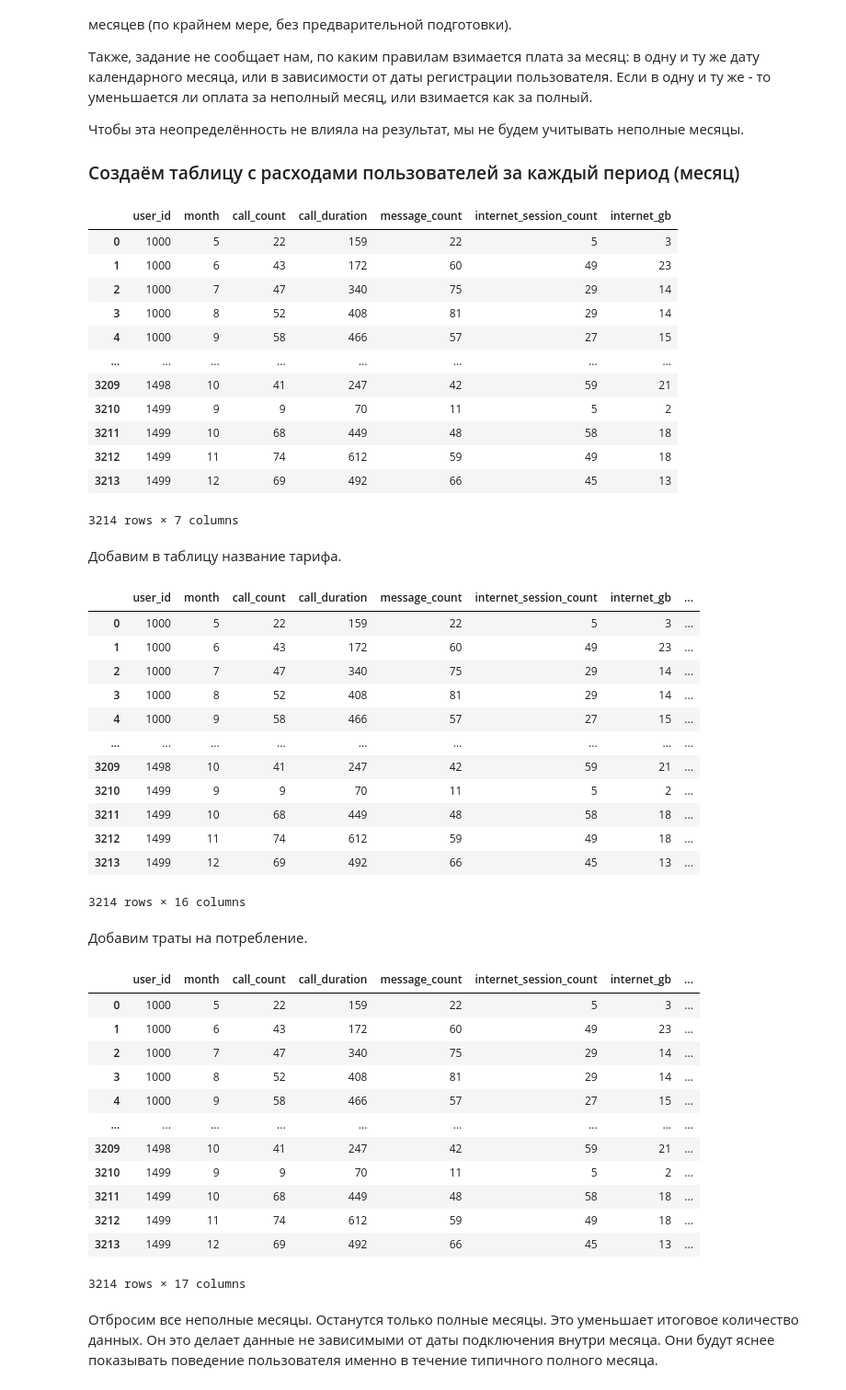
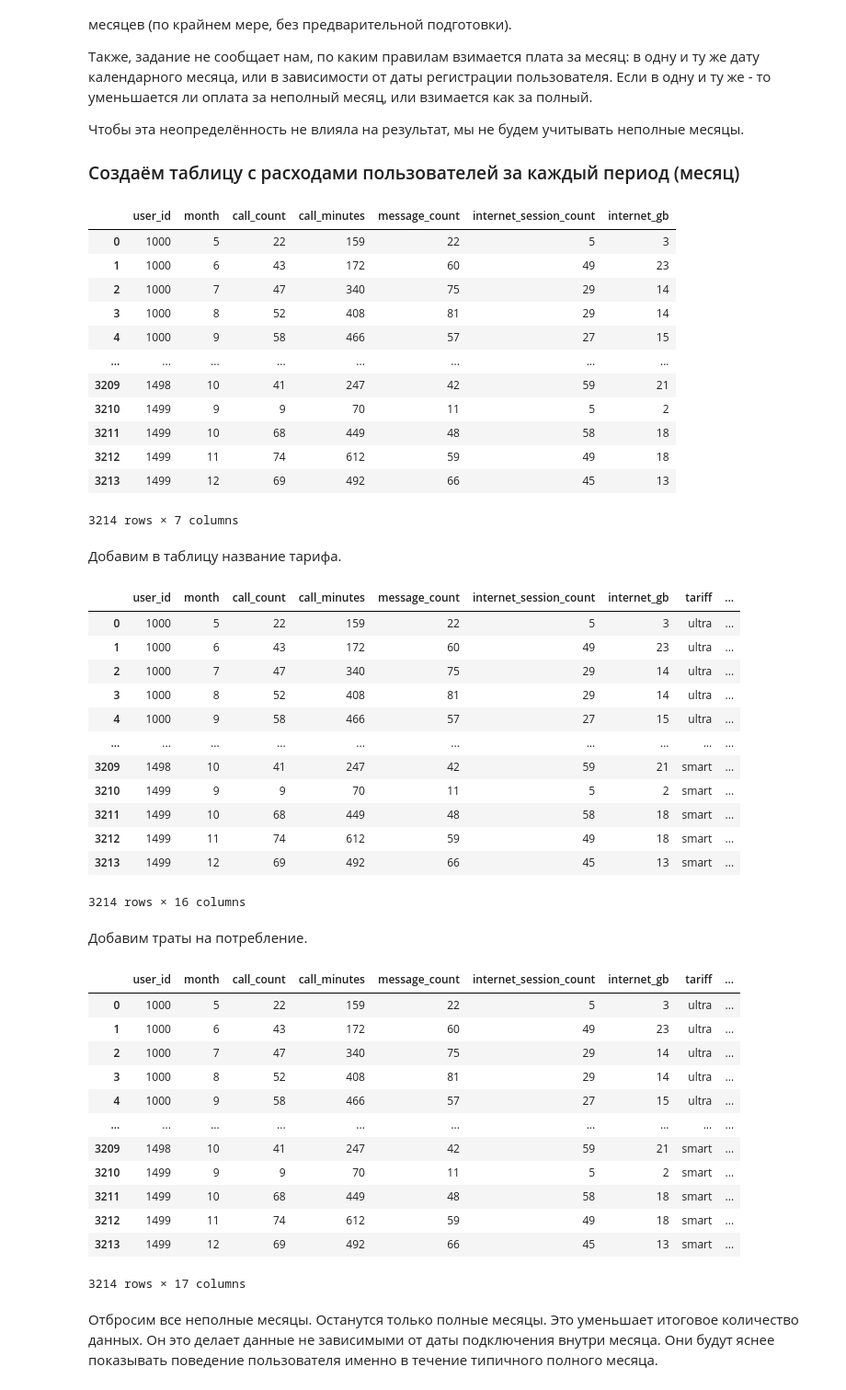
Before and after one commit to okeangel/da_portfolio, a Jupyter notebook: portfolio/week_08_statistical_data_analysis/v1.ipynb, the cells around one changed output. Shown at 92% size. Saved outputs shown, nothing was run; the diff lists cells and outputs as text; code cells hidden in the pictures.

```diff
--- a/portfolio/week_08_statistical_data_analysis/v1.ipynb
+++ b/portfolio/week_08_statistical_data_analysis/v1.ipynb
@@ -726,7 +589,7 @@ for table in [calls, messages, internet, users]:
 calls_by_user_and_month = calls.pivot_table(
     index=['user_id', 'call_month'],
     values=['duration_ceiled'], aggfunc=['count', 'sum'])
-calls_by_user_and_month.columns = ['call_count', 'call_duration']
+calls_by_user_and_month.columns = ['call_count', 'call_minutes']
 
 messages_by_user_and_month = messages.pivot_table(
     index=['user_id', 'message_month'],
@@ -749,7 +612,7 @@ consumption = calls_by_user_and_month.join(
 
 display(consumption)
 # %% [output]
-|  | user_id | month | call_count | call_duration | message_count | internet_session_count | internet_gb |
+|  | user_id | month | call_count | call_minutes | message_count | internet_session_count | internet_gb |
 | 0 | 1000 | 5 | 22 | 159 | 22 | 5 | 3 |
 | 1 | 1000 | 6 | 43 | 172 | 60 | 49 | 23 |
 | 2 | 1000 | 7 | 47 | 340 | 75 | 29 | 14 |
@@ -775,50 +638,50 @@ consumption = consumption.merge(
     tariffs, how='left', left_on='tariff', right_on='tariff_name')
 display(consumption)
 # %% [output]
-|  | user_id | month | call_count | call_duration | message_count | internet_session_count | internet_gb | ... |
-| 0 | 1000 | 5 | 22 | 159 | 22 | 5 | 3 | ... |
-| 1 | 1000 | 6 | 43 | 172 | 60 | 49 | 23 | ... |
-| 2 | 1000 | 7 | 47 | 340 | 75 | 29 | 14 | ... |
-| 3 | 1000 | 8 | 52 | 408 | 81 | 29 | 14 | ... |
-| 4 | 1000 | 9 | 58 | 466 | 57 | 27 | 15 | ... |
-| ... | ... | ... | ... | ... | ... | ... | ... | ... |
-| 3209 | 1498 | 10 | 41 | 247 | 42 | 59 | 21 | ... |
-| 3210 | 1499 | 9 | 9 | 70 | 11 | 5 | 2 | ... |
-| 3211 | 1499 | 10 | 68 | 449 | 48 | 58 | 18 | ... |
-| 3212 | 1499 | 11 | 74 | 612 | 59 | 49 | 18 | ... |
-| 3213 | 1499 | 12 | 69 | 492 | 66 | 45 | 13 | ... |
+|  | user_id | month | call_count | call_minutes | message_count | internet_session_count | internet_gb | tariff | ... |
+| 0 | 1000 | 5 | 22 | 159 | 22 | 5 | 3 | ultra | ... |
+| 1 | 1000 | 6 | 43 | 172 | 60 | 49 | 23 | ultra | ... |
+| 2 | 1000 | 7 | 47 | 340 | 75 | 29 | 14 | ultra | ... |
+| 3 | 1000 | 8 | 52 | 408 | 81 | 29 | 14 | ultra | ... |
+| 4 | 1000 | 9 | 58 | 466 | 57 | 27 | 15 | ultra | ... |
+| ... | ... | ... | ... | ... | ... | ... | ... | ... | ... |
+| 3209 | 1498 | 10 | 41 | 247 | 42 | 59 | 21 | smart | ... |
+| 3210 | 1499 | 9 | 9 | 70 | 11 | 5 | 2 | smart | ... |
+| 3211 | 1499 | 10 | 68 | 449 | 48 | 58 | 18 | smart | ... |
+| 3212 | 1499 | 11 | 74 | 612 | 59 | 49 | 18 | smart | ... |
+| 3213 | 1499 | 12 | 69 | 492 | 66 | 45 | 13 | smart | ... |
 3214 rows × 16 columns
 # %% [markdown]
 Добавим траты на потребление.
 # %%
 def calc_expenses(row):
     """Возвращает сумму денежных расходов согласно правилам тарифа:
     - оплата за неиспользованные ресурсы из лимита - не вычитается из суммы;
     - оплата за ресурсы сверх лимита - прибавляется к сумме.
     """
     return (row['rub_monthly_fee']
-            + max(row['call_duration'] - row['minutes_included'], 0)
+            + max(row['call_minutes'] - row['minutes_included'], 0)
             * row['rub_per_minute']
             + max(row['message_count'] - row['messages_included'], 0)
             * row['rub_per_message']
-            + max(row['internet_session_count'] - row['mb_per_month_included'] / 1024, 0)
+            + max(row['internet_gb'] - row['mb_per_month_included'] / 1024, 0)
             * row['rub_per_gb'])
 
 consumption['expenses'] = consumption.apply(calc_expenses, axis=1)
 display(consumption)
 # %% [output]
-|  | user_id | month | call_count | call_duration | message_count | internet_session_count | internet_gb | ... |
-| 0 | 1000 | 5 | 22 | 159 | 22 | 5 | 3 | ... |
-| 1 | 1000 | 6 | 43 | 172 | 60 | 49 | 23 | ... |
-| 2 | 1000 | 7 | 47 | 340 | 75 | 29 | 14 | ... |
-| 3 | 1000 | 8 | 52 | 408 | 81 | 29 | 14 | ... |
-| 4 | 1000 | 9 | 58 | 466 | 57 | 27 | 15 | ... |
-| ... | ... | ... | ... | ... | ... | ... | ... | ... |
-| 3209 | 1498 | 10 | 41 | 247 | 42 | 59 | 21 | ... |
-| 3210 | 1499 | 9 | 9 | 70 | 11 | 5 | 2 | ... |
-| 3211 | 1499 | 10 | 68 | 449 | 48 | 58 | 18 | ... |
-| 3212 | 1499 | 11 | 74 | 612 | 59 | 49 | 18 | ... |
-| 3213 | 1499 | 12 | 69 | 492 | 66 | 45 | 13 | ... |
+|  | user_id | month | call_count | call_minutes | message_count | internet_session_count | internet_gb | tariff | ... |
+| 0 | 1000 | 5 | 22 | 159 | 22 | 5 | 3 | ultra | ... |
+| 1 | 1000 | 6 | 43 | 172 | 60 | 49 | 23 | ultra | ... |
+| 2 | 1000 | 7 | 47 | 340 | 75 | 29 | 14 | ultra | ... |
+| 3 | 1000 | 8 | 52 | 408 | 81 | 29 | 14 | ultra | ... |
+| 4 | 1000 | 9 | 58 | 466 | 57 | 27 | 15 | ultra | ... |
+| ... | ... | ... | ... | ... | ... | ... | ... | ... | ... |
+| 3209 | 1498 | 10 | 41 | 247 | 42 | 59 | 21 | smart | ... |
+| 3210 | 1499 | 9 | 9 | 70 | 11 | 5 | 2 | smart | ... |
+| 3211 | 1499 | 10 | 68 | 449 | 48 | 58 | 18 | smart | ... |
+| 3212 | 1499 | 11 | 74 | 612 | 59 | 49 | 18 | smart | ... |
+| 3213 | 1499 | 12 | 69 | 492 | 66 | 45 | 13 | smart | ... |
 3214 rows × 17 columns
 # %% [markdown]
 Отбросим все неполные месяцы. Останутся только полные месяцы. Это уменьшает итоговое количество данных. Он это делает данные не зависимыми от даты подключения внутри месяца. Они будут яснее показывать поведение пользователя именно в течение типичного полного месяца.
```
Also changed, not shown: parts of 39 cells of this notebook.
